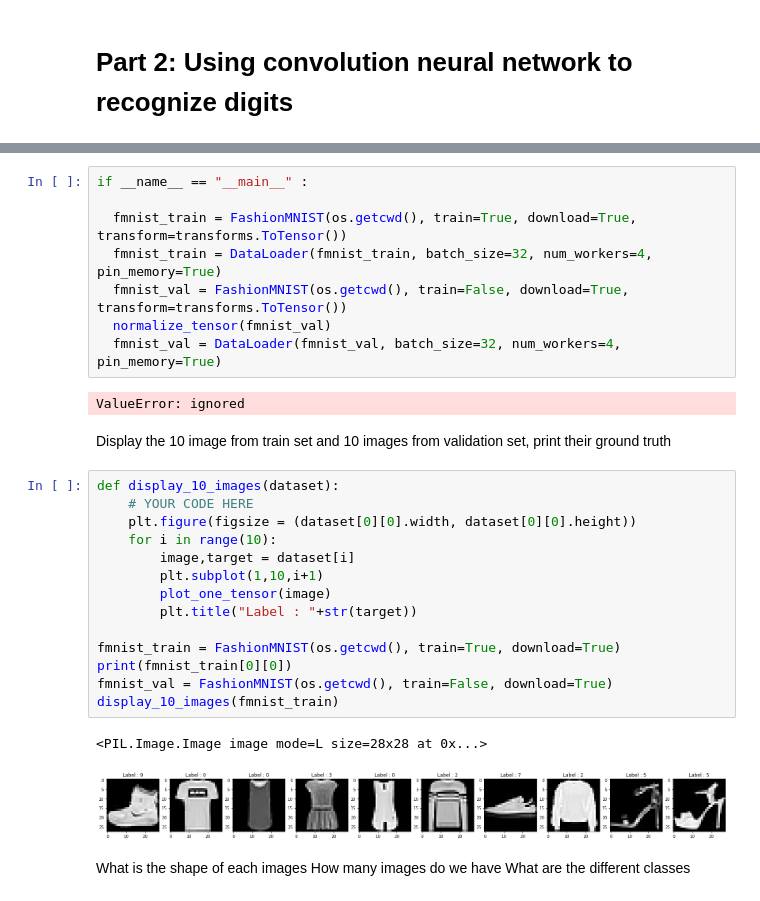
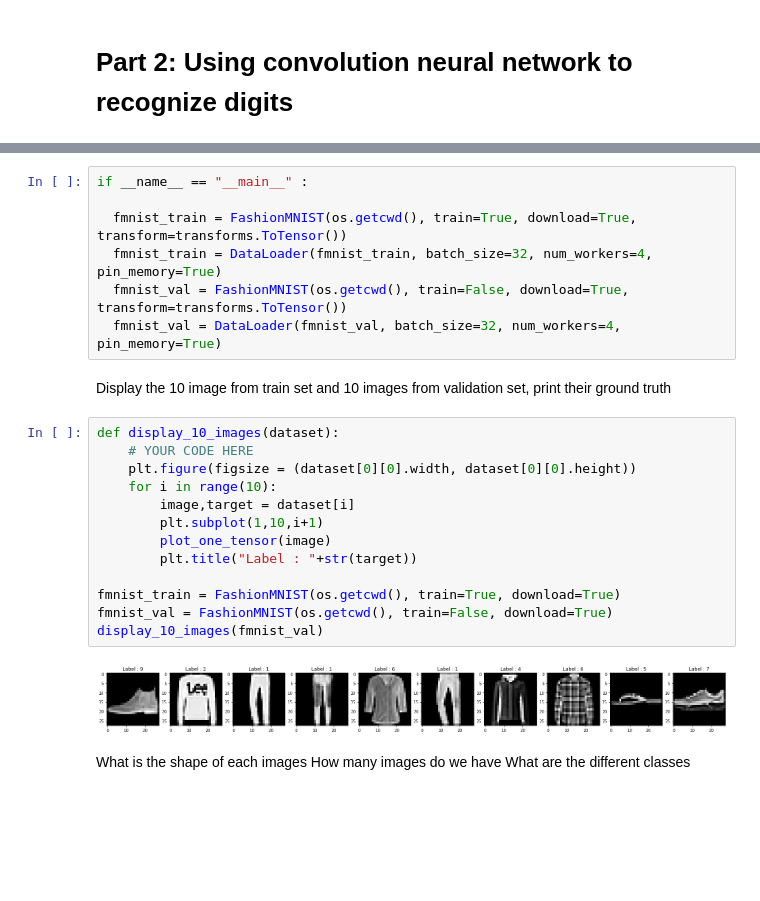
Before and after one commit to DL-ECE/tp2-deeplearningonimages-Adrien863, a Jupyter notebook: convolution.ipynb, the cells around one changed output, grey strips where cells are left out. Drawn from its saved outputs; the diff is of its cells as text; blank space fills up the shorter version.

```diff
--- a/convolution.ipynb
+++ b/convolution.ipynb
@@ -721,29 +764,24 @@ if __name__ == "__main__" :
   fmnist_train = FashionMNIST(os.getcwd(), train=True, download=True, transform=transforms.ToTensor())
   fmnist_train = DataLoader(fmnist_train, batch_size=32, num_workers=4, pin_memory=True)
   fmnist_val = FashionMNIST(os.getcwd(), train=False, download=True, transform=transforms.ToTensor())
-  normalize_tensor(fmnist_val)
   fmnist_val = DataLoader(fmnist_val, batch_size=32, num_workers=4,  pin_memory=True)
-# %% [output]
-ValueError: ignored
 # %% [markdown]
 Display the 10 image from train set and 10 images from validation set, print their ground truth
 # %%
 def display_10_images(dataset):
     # YOUR CODE HERE
     plt.figure(figsize = (dataset[0][0].width, dataset[0][0].height))
     for i in range(10):
         image,target = dataset[i]
         plt.subplot(1,10,i+1)
         plot_one_tensor(image)
         plt.title("Label : "+str(target))
 
 fmnist_train = FashionMNIST(os.getcwd(), train=True, download=True)
-print(fmnist_train[0][0])
 fmnist_val = FashionMNIST(os.getcwd(), train=False, download=True)
-display_10_images(fmnist_train)
+display_10_images(fmnist_val)
 # %% [output]
-<PIL.Image.Image image mode=L size=28x28 at 0x...>
-[figure, old version]
+[figure, new version]
 # %% [markdown]
 What is the shape of each images
 How many images do we have
```
Also changed, not shown: parts of 7 cells of this notebook.
